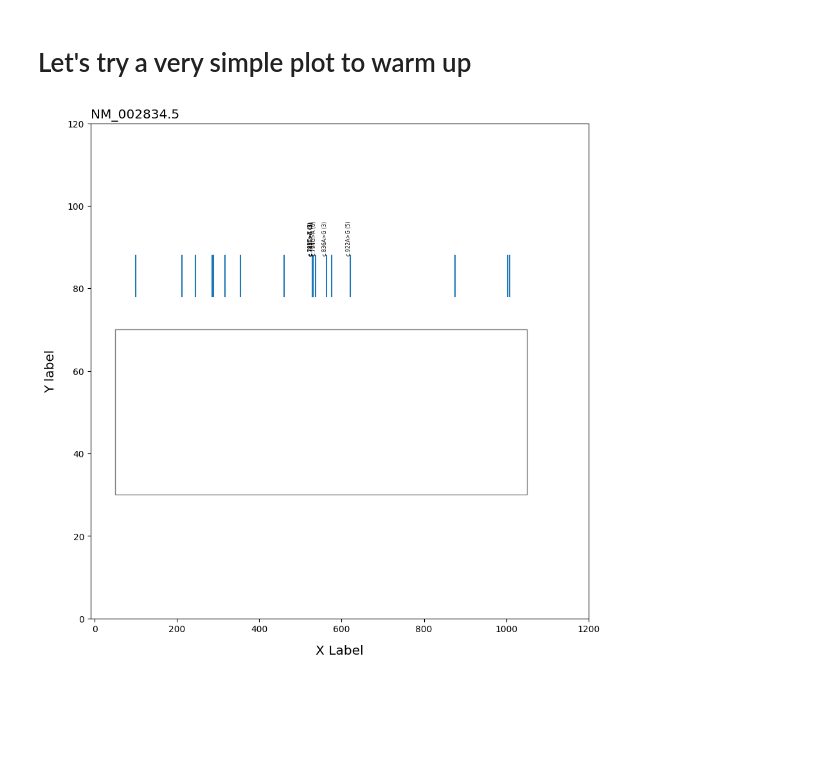
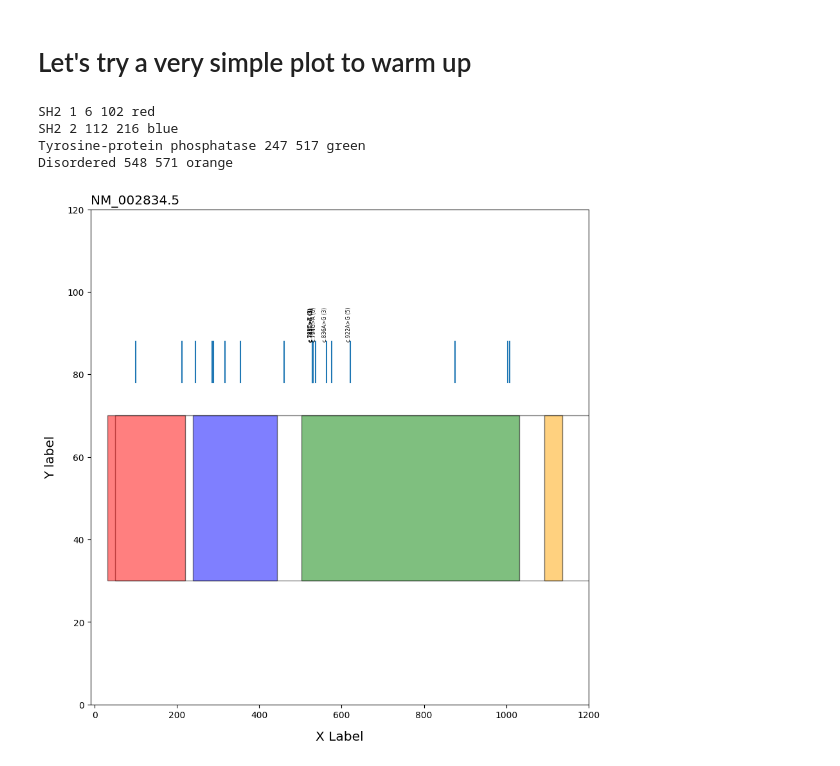
Before and after one commit to monarch-initiative/gpsea, a Jupyter notebook: notebooks/visualize.ipynb, the cells around one changed output. Drawn from its saved outputs; the diff is of its cells as text; code cells hidden in the pictures; blank space fills up the shorter version.

Commit message:
color domains

```diff
--- a/notebooks/visualize.ipynb
+++ b/notebooks/visualize.ipynb
@@ -127,6 +127,7 @@ class VariantView:
         self._hgvs_p = "WHERE IS THIS"
         self._overlapping_exons = tannot.overlapping_exons # a tuple with all exons touched by the mutation
         self._protein_effect_loc = tannot.protein_effect_location
+        self._protein_effect_tuple = tannot.protein_affected
 
     @property
     def ucsc_contig(self):
@@ -168,6 +169,10 @@ class VariantView:
     def protein_end(self):
         return self._protein_effect_loc.end
 
+    def get_protein_effects(self):
+        ## TODO WHY IS THIS A TUPLE AND WHY IS THIS PART OF THE TRANSCRTIPT ANNOTATION
+        return self._protein_effect_tuple
+
     @property
     def hgvs_cdna(self):
         return self._hgvs_cdna
@@ -189,6 +194,8 @@ class ProteinVariantVisualiser:
         matching_vars = list()
         reference_tx_id = self._reference_tx.reference
         for v in self._variant_set:
+            if not isinstance(v, Variant):
+                raise ValueError(f"v was supposed to be a Variant")
             matching_tx = []
             for annot in v.tx_annotations:
                 transcript_id = annot.transcript_id
@@ -270,6 +277,7 @@ from matplotlib.lines import Line2D
 def create_plot(pviz:ProteinVariantVisualiser):
     title = f"{pviz.tx_accession}"
     fig, ax = plt.subplots(1, figsize=(10, 10))
+    protein_domains = set()
     THRESHOLD = 2
     BOTTOM_MARGIN = 20
     amino_acid_len = pviz._protein_len
@@ -279,37 +287,65 @@ def create_plot(pviz:ProteinVariantVisualiser):
     prot_width = prot_end - prot_start + 1
     protein_height = prot_width/20
     #rect = Rectangle((prot_start, BOTTOM_MARGIN), prot_width, protein_height)
-    rect = Rectangle((50, 30), 1000, 40, edgecolor='black', facecolor='white', alpha=0.5)
+    rect = Rectangle((50, 30), prot_width, 40, edgecolor='black', facecolor='white', alpha=0.5)
     ax.add_patch(rect)
     for v_tuple in pviz.get_sorted_variants():
         var_id = v_tuple[0]
         freq = v_tuple[1]
-        var = v_tuple[2]
+        var = v_tuple[2] # var is of type VariantView
+        prot_effects = var.get_protein_effects()
+        for pe in prot_effects:
+            protein_domains.add(pe)
         fields = var.hgvs_cdna.split(":")
         if len(fields) > 1:
             mut_name = fields[1]
         else:
             mut_name = fields[0]
         (xpos,JUNK_TODOREFACGTOR) = get_interpolated_location_in_protein(var.protein_start, 0, amino_acid_len)
         x = [xpos, xpos]
         ybase = BOTTOM_MARGIN + protein_height
         ytop = ybase + 10
         y = [ybase, ytop]
         line = Line2D(x, y)
         ax.add_line(line)
         if freq >= THRESHOLD:
             message = f"{mut_name} ({freq})"
             ax.text(x=xpos,y=ybase+10, s=message, fontsize='xx-small', rotation = 90,
          rotation_mode = 'anchor' )
-        #print(var.protein_start)
+    # Note: Now add domains
+    color_list = ['red', 'blue', 'green', 'orange', 'brown', 'yellow', 'purple']
+    feature_to_color_index_d = defaultdict(int) # default is red
+    for pd in protein_domains:
+        for feature in pd.protein_features:
+            name = feature.info.name
+            if name not in feature_to_color_index_d:
+                new_idx = len(feature_to_color_index_d) % len(color_list)
+                feature_to_color_index_d[name] = new_idx
+            color_idx = feature_to_color_index_d.get(name)
+            box_color = color_list[color_idx]
+            start = feature.info.start
+            end = feature.info.end
+            print(name, start, end, box_color)
+            box_height = 10/amino_acid_len
+            prot_width = prot_end - prot_start + 1
+            protein_height = prot_width/20
+            #rect = Rectangle((prot_start, BOTTOM_MARGIN), prot_width, protein_height)
+            (box_start, box_end) = get_interpolated_location_in_protein(start, end, amino_acid_len)
+            box_width = box_end - box_start
+            rect = Rectangle((box_start, 30), box_width, 40, edgecolor='black', facecolor=box_color, alpha=0.5)
+            ax.add_patch(rect)
 
     ax.set_title(title, loc='left', fontsize='x-large')
     ax.set_xlabel('X Label', labelpad=12, fontsize=14.5)
     ax.set_ylabel('Y label', labelpad=12, fontsize=14.5)
     ax.set_xlim(-10, 1200)
     ax.set_ylim(0,120)
 
 
 create_plot(tv)
 # %% [output]
+SH2 1 6 102 red
+SH2 2 112 216 blue
+Tyrosine-protein phosphatase 247 517 green
+Disordered 548 571 orange
-[figure, old version]
+[figure, new version]
```
Also changed, not shown: parts of 3 cells of this notebook.
